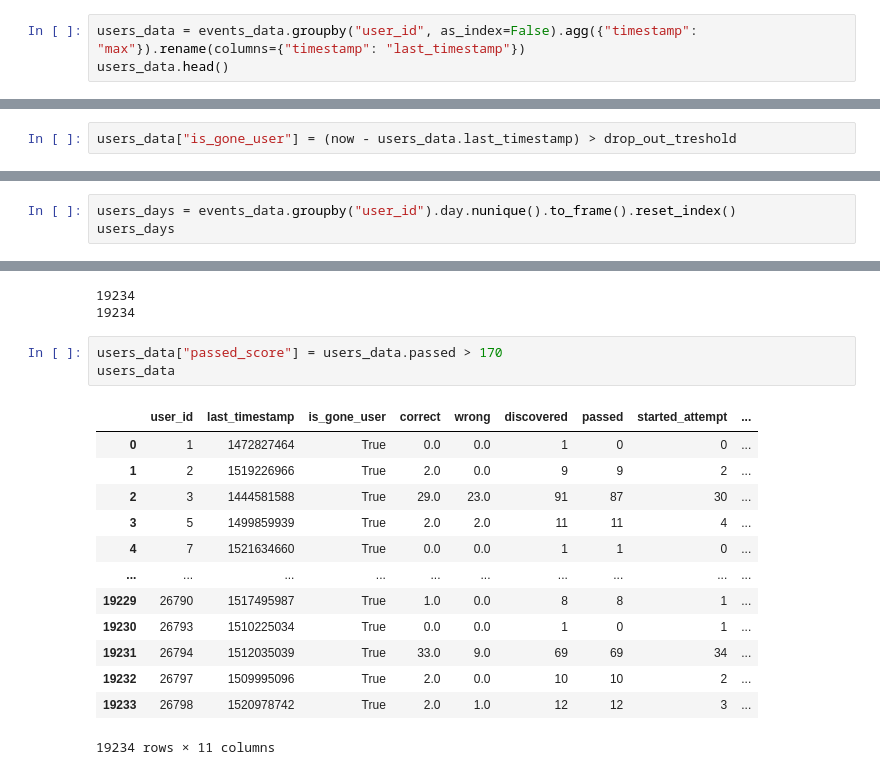
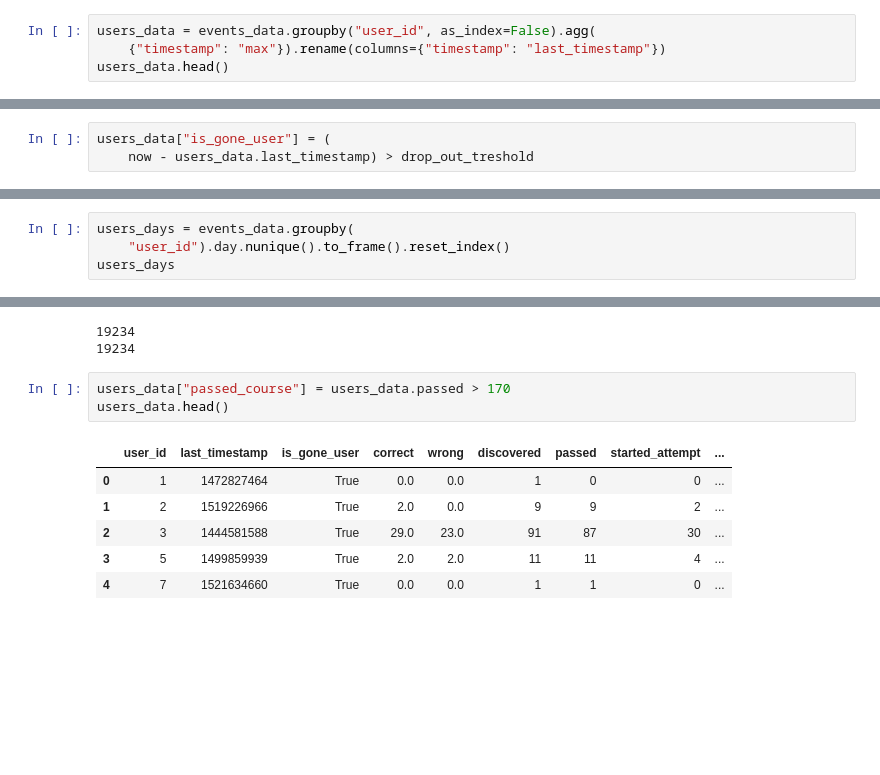
Before and after one commit to Felecort/DS-Rush, a Jupyter notebook: src/stepik_project/1_feature_engineering.ipynb, the cells around one changed output, grey strips where cells are left out. Saved outputs shown, nothing was run; the diff lists cells and outputs as text; blank space fills up the shorter version.

```diff
--- a/src/stepik_project/data_preprocesing/1.ipynb
+++ b/src/stepik_project/1_feature_engineering.ipynb
@@ -193,7 +193,8 @@ events_data.tail()
 now = 1526772811
 drop_out_treshold = 30 * 24 * 60 * 60
 # %%
-users_data = events_data.groupby("user_id", as_index=False).agg({"timestamp": "max"}).rename(columns={"timestamp": "last_timestamp"})
+users_data = events_data.groupby("user_id", as_index=False).agg(
+    {"timestamp": "max"}).rename(columns={"timestamp": "last_timestamp"})
 users_data.head()
 # %% [output]
 |  | user_id | last_timestamp |
@@ -208,7 +209,8 @@ max_valid_time
 # %% [output]
 2592000
 # %%
-users_data["is_gone_user"] = (now - users_data.last_timestamp) > drop_out_treshold
+users_data["is_gone_user"] = (
+    now - users_data.last_timestamp) > drop_out_treshold
 # %%
 users_data = users_data.merge(user_scores, how="outer", on="user_id")
 # %%
@@ -232,7 +234,8 @@ users_data
 # %%
 users_data = users_data.merge(users_events_data, how="outer")
 # %%
-users_days = events_data.groupby("user_id").day.nunique().to_frame().reset_index()
+users_days = events_data.groupby(
+    "user_id").day.nunique().to_frame().reset_index()
 users_days
 # %% [output]
 |  | user_id | day |
@@ -273,19 +276,12 @@ print(events_data.user_id.nunique())
 19234
 19234
 # %%
-users_data["passed_score"] = users_data.passed > 170
-users_data
+users_data["passed_course"] = users_data.passed > 170
+users_data.head()
 # %% [output]
 |  | user_id | last_timestamp | is_gone_user | correct | wrong | discovered | passed | started_attempt | ... |
 | 0 | 1 | 1472827464 | True | 0.0 | 0.0 | 1 | 0 | 0 | ... |
 | 1 | 2 | 1519226966 | True | 2.0 | 0.0 | 9 | 9 | 2 | ... |
 | 2 | 3 | 1444581588 | True | 29.0 | 23.0 | 91 | 87 | 30 | ... |
 | 3 | 5 | 1499859939 | True | 2.0 | 2.0 | 11 | 11 | 4 | ... |
 | 4 | 7 | 1521634660 | True | 0.0 | 0.0 | 1 | 1 | 0 | ... |
-| ... | ... | ... | ... | ... | ... | ... | ... | ... | ... |
-| 19229 | 26790 | 1517495987 | True | 1.0 | 0.0 | 8 | 8 | 1 | ... |
-| 19230 | 26793 | 1510225034 | True | 0.0 | 0.0 | 1 | 0 | 1 | ... |
-| 19231 | 26794 | 1512035039 | True | 33.0 | 9.0 | 69 | 69 | 34 | ... |
-| 19232 | 26797 | 1509995096 | True | 2.0 | 0.0 | 10 | 10 | 2 | ... |
-| 19233 | 26798 | 1520978742 | True | 2.0 | 1.0 | 12 | 12 | 3 | ... |
-19234 rows × 11 columns
```
Also changed, not shown: parts of 39 cells of this notebook, 5 other files.
